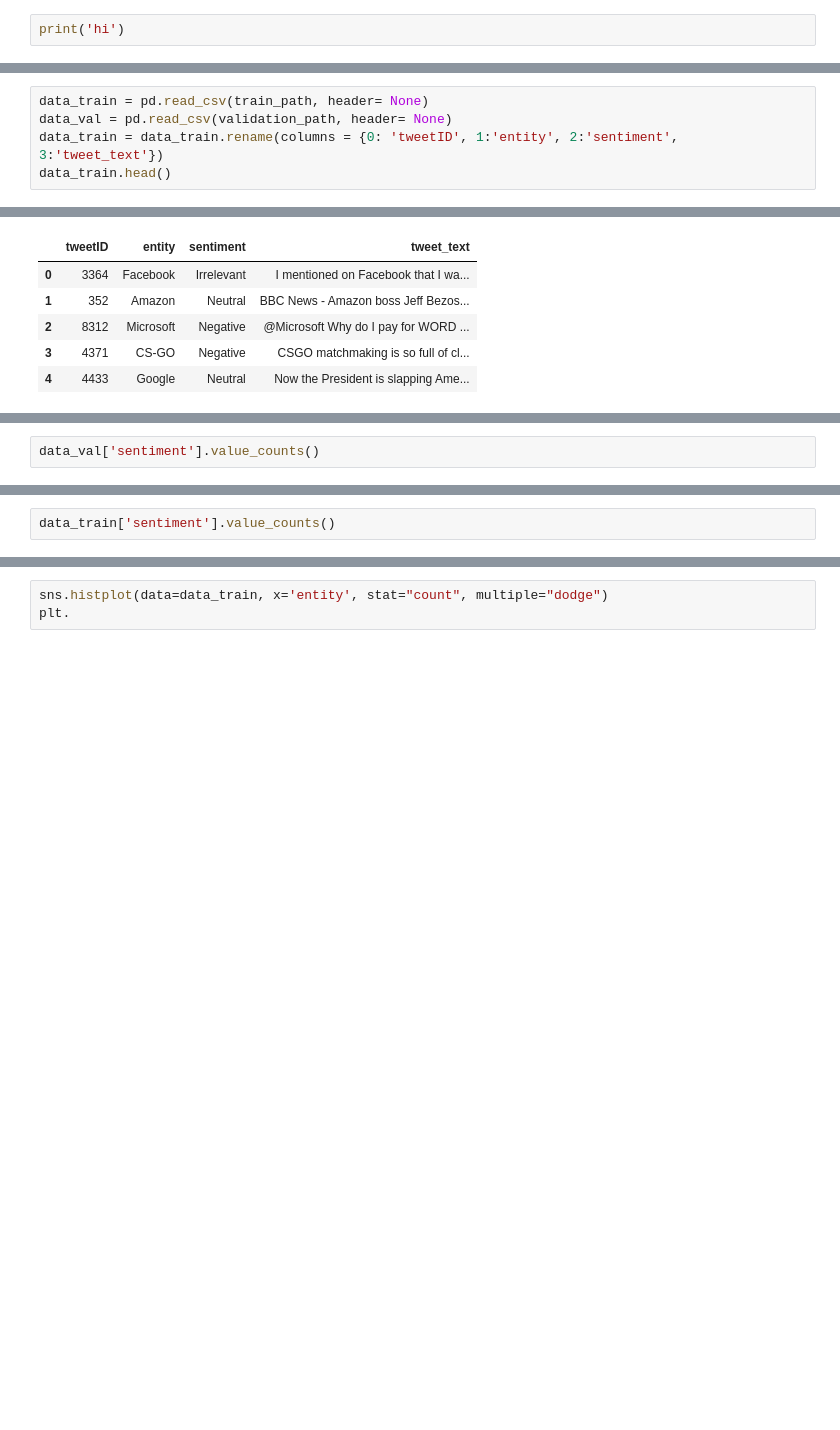
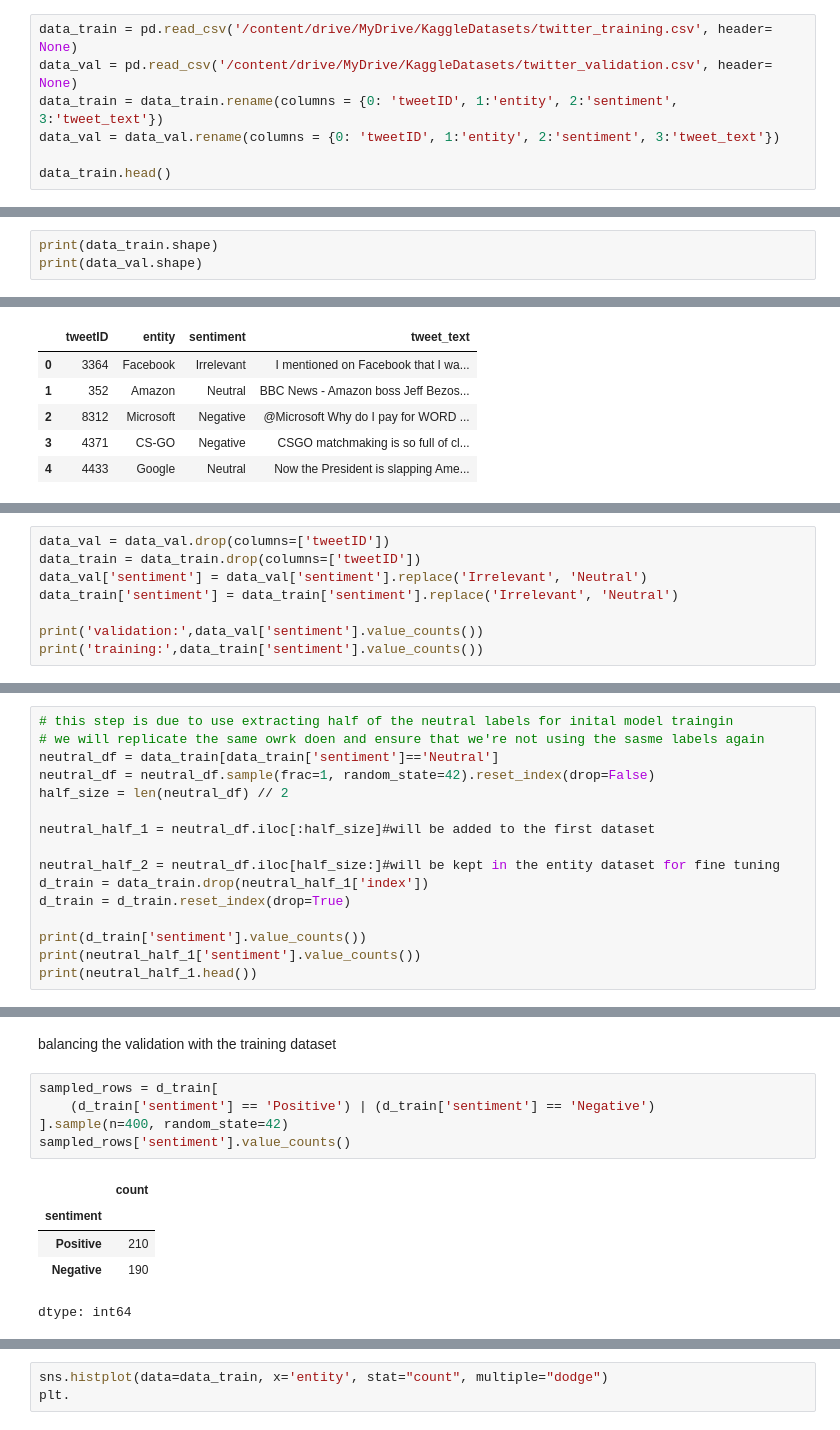
Before and after one commit to mahmoud25112/Customer_Sentiment_analysis_BERT, a Jupyter notebook: fine_tuneing_aws.ipynb, the cells around one changed output, grey strips where cells are left out. Cells and saved outputs as stored; diff of their text form; blank space fills up the shorter version.

```diff
--- a/fine_tuneing_aws.ipynb
+++ b/fine_tuneing_aws.ipynb
@@ -48,3 +70,8 @@ s3://aws1sentiment/data/twitter_training.csv
 # %%
-print('hi')
+data_train = pd.read_csv('/content/drive/MyDrive/KaggleDatasets/twitter_training.csv', header= None)
+data_val = pd.read_csv('/content/drive/MyDrive/KaggleDatasets/twitter_validation.csv', header= None)
+data_train = data_train.rename(columns = {0: 'tweetID', 1:'entity', 2:'sentiment', 3:'tweet_text'})
+data_val = data_val.rename(columns = {0: 'tweetID', 1:'entity', 2:'sentiment', 3:'tweet_text'})
+
+data_train.head()
 # %% [output]
@@ -52,6 +84,4 @@ hi
 # %%
-data_train = pd.read_csv(train_path, header= None)
-data_val = pd.read_csv(validation_path, header= None)
-data_train = data_train.rename(columns = {0: 'tweetID', 1:'entity', 2:'sentiment', 3:'tweet_text'})
-data_train.head()
+print(data_train.shape)
+print(data_val.shape)
 # %% [output]
@@ -80,3 +100,9 @@ print(data_val.shape)
 # %%
-data_val['sentiment'].value_counts()
+data_val = data_val.drop(columns=['tweetID'])
+data_train = data_train.drop(columns=['tweetID'])
+data_val['sentiment'] = data_val['sentiment'].replace('Irrelevant', 'Neutral')
+data_train['sentiment'] = data_train['sentiment'].replace('Irrelevant', 'Neutral')
+
+print('validation:',data_val['sentiment'].value_counts())
+print('training:',data_train['sentiment'].value_counts())
 # %% [output]
@@ -89,4 +119,18 @@ Name: count, dtype: int64
 # %%
-data_train['sentiment'].value_counts()
+# this step is due to use extracting half of the neutral labels for inital model traingin
+# we will replicate the same owrk doen and ensure that we're not using the sasme labels again
+neutral_df = data_train[data_train['sentiment']=='Neutral']
+neutral_df = neutral_df.sample(frac=1, random_state=42).reset_index(drop=False)
+half_size = len(neutral_df) // 2
+
+neutral_half_1 = neutral_df.iloc[:half_size]#will be added to the first dataset
+
+neutral_half_2 = neutral_df.iloc[half_size:]#will be kept in the entity dataset for fine tuning
+d_train = data_train.drop(neutral_half_1['index'])
+d_train = d_train.reset_index(drop=True)
+
+print(d_train['sentiment'].value_counts())
+print(neutral_half_1['sentiment'].value_counts())
+print(neutral_half_1.head())
 # %% [output]
 sentiment
@@ -97,0 +177,13 @@ Name: count, dtype: int64
+# %% [markdown]
+balancing the validation with the training dataset
+# %%
+sampled_rows = d_train[
+    (d_train['sentiment'] == 'Positive') | (d_train['sentiment'] == 'Negative')
+].sample(n=400, random_state=42)
+sampled_rows['sentiment'].value_counts()
+# %% [output]
+|  | count |
+| sentiment |  |
+| Positive | 210 |
+| Negative | 190 |
+dtype: int64
```
Also changed, not shown: parts of 13 cells of this notebook.
